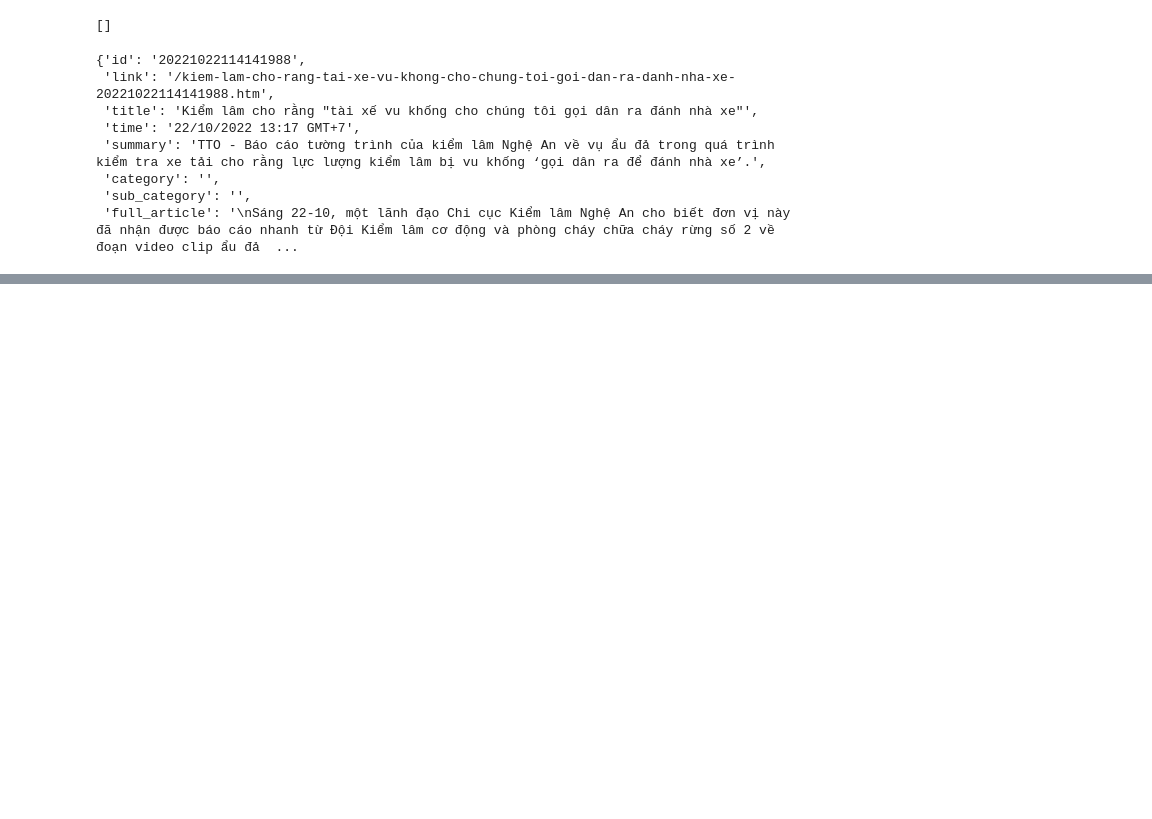
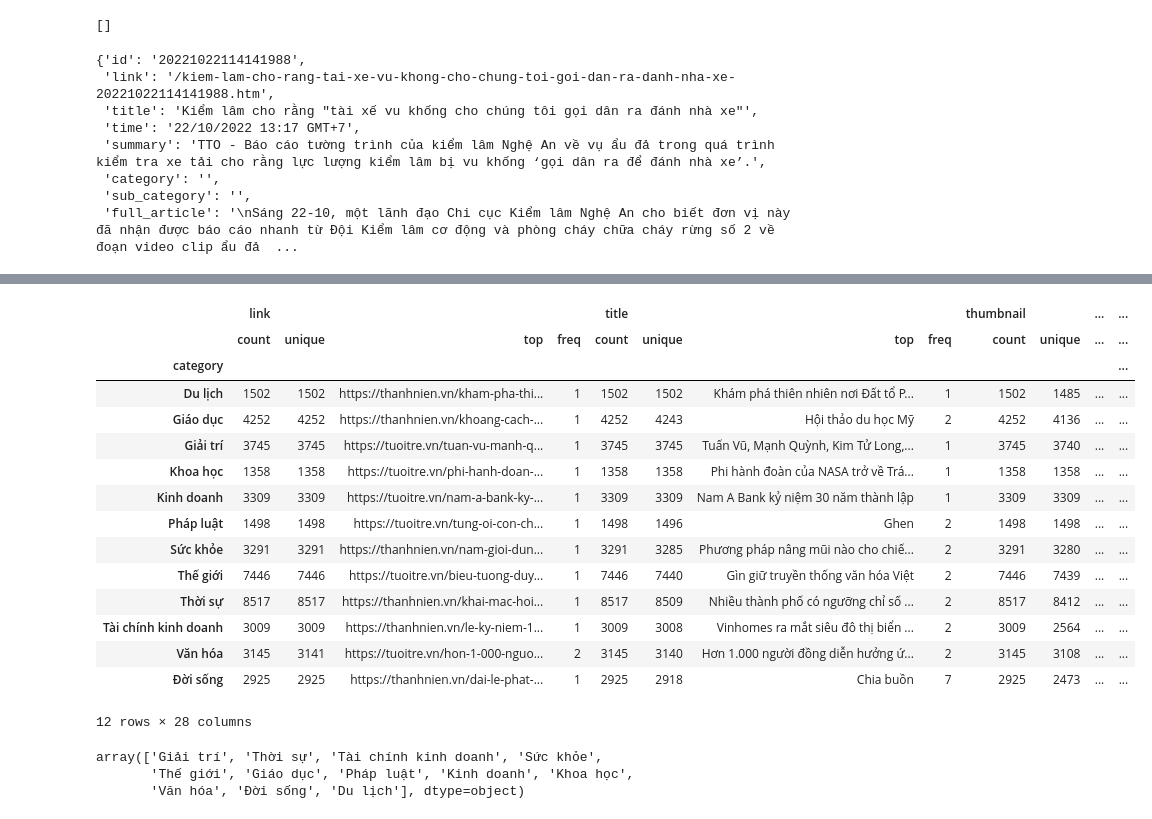
Before and after one commit to chidokun/supermylee-system, a Jupyter notebook: crawler/crawler.ipynb, the cells around one changed output, grey strips where cells are left out. Drawn from its saved outputs; the diff is of its cells as text; code cells hidden in the pictures; blank space fills up the shorter version.

```diff
--- a/crawler/crawler.ipynb
+++ b/crawler/crawler.ipynb
@@ -194,0 +205,3 @@ r2
+# %%
+df["article_id"] = df["id"]
+df["publish_time"] = df["time"]
@@ -194,0 +214,5 @@ r2
+# %%
+df=df.drop(["time", "sub_category", "full_article", "text", "id"], axis=1)
+# %%
+df["predicted_category"] = df["category"]
+df.head(10)
@@ -194,0 +232,2 @@ r2
+# %%
+df = df.dropna(axis="rows")
@@ -194,0 +240,19 @@ r2
+# %%
+df.groupby("category").describe()
+# %% [output]
+|  | link |  |  |  | title |  |  |  | thumbnail |  | ... | ... |
+|  | count | unique | top | freq | count | unique | top | freq | count | unique | ... | ... |
+| category |  |  |  |  |  |  |  |  |  |  |  | ... |
+| Du lịch | 1502 | 1502 | https://thanhnien.vn/kham-pha-thi... | 1 | 1502 | 1502 | Khám phá thiên nhiên nơi Đất tổ P... | 1 | 1502 | 1485 | ... | ... |
+| Giáo dục | 4252 | 4252 | https://thanhnien.vn/khoang-cach-... | 1 | 4252 | 4243 | Hội thảo du học Mỹ | 2 | 4252 | 4136 | ... | ... |
+| Giải trí | 3745 | 3745 | https://tuoitre.vn/tuan-vu-manh-q... | 1 | 3745 | 3745 | Tuấn Vũ, Mạnh Quỳnh, Kim Tử Long,... | 1 | 3745 | 3740 | ... | ... |
+| Khoa học | 1358 | 1358 | https://tuoitre.vn/phi-hanh-doan-... | 1 | 1358 | 1358 | Phi hành đoàn của NASA trở về Trá... | 1 | 1358 | 1358 | ... | ... |
+| Kinh doanh | 3309 | 3309 | https://tuoitre.vn/nam-a-bank-ky-... | 1 | 3309 | 3309 | Nam A Bank kỷ niệm 30 năm thành lập | 1 | 3309 | 3309 | ... | ... |
+| Pháp luật | 1498 | 1498 | https://tuoitre.vn/tung-oi-con-ch... | 1 | 1498 | 1496 | Ghen | 2 | 1498 | 1498 | ... | ... |
+| Sức khỏe | 3291 | 3291 | https://thanhnien.vn/nam-gioi-dun... | 1 | 3291 | 3285 | Phương pháp nâng mũi nào cho chiế... | 2 | 3291 | 3280 | ... | ... |
+| Thế giới | 7446 | 7446 | https://tuoitre.vn/bieu-tuong-duy... | 1 | 7446 | 7440 | Gìn giữ truyền thống văn hóa Việt | 2 | 7446 | 7439 | ... | ... |
+| Thời sự | 8517 | 8517 | https://thanhnien.vn/khai-mac-hoi... | 1 | 8517 | 8509 | Nhiều thành phố có ngưỡng chỉ số ... | 2 | 8517 | 8412 | ... | ... |
+| Tài chính kinh doanh | 3009 | 3009 | https://thanhnien.vn/le-ky-niem-1... | 1 | 3009 | 3008 | Vinhomes ra mắt siêu đô thị biển ... | 2 | 3009 | 2564 | ... | ... |
+| Văn hóa | 3145 | 3141 | https://tuoitre.vn/hon-1-000-nguo... | 2 | 3145 | 3140 | Hơn 1.000 người đồng diễn hưởng ứ... | 2 | 3145 | 3108 | ... | ... |
+| Đời sống | 2925 | 2925 | https://thanhnien.vn/dai-le-phat-... | 1 | 2925 | 2918 | Chia buồn | 7 | 2925 | 2473 | ... | ... |
+12 rows × 28 columns
@@ -194,0 +261,6 @@ r2
+# %%
+df["category"].unique()
+# %% [output]
+array(['Giải trí', 'Thời sự', 'Tài chính kinh doanh', 'Sức khỏe',
+       'Thế giới', 'Giáo dục', 'Pháp luật', 'Kinh doanh', 'Khoa học',
+       'Văn hóa', 'Đời sống', 'Du lịch'], dtype=object)
```
Also changed, not shown: parts of 7 cells of this notebook, 31 other files.
